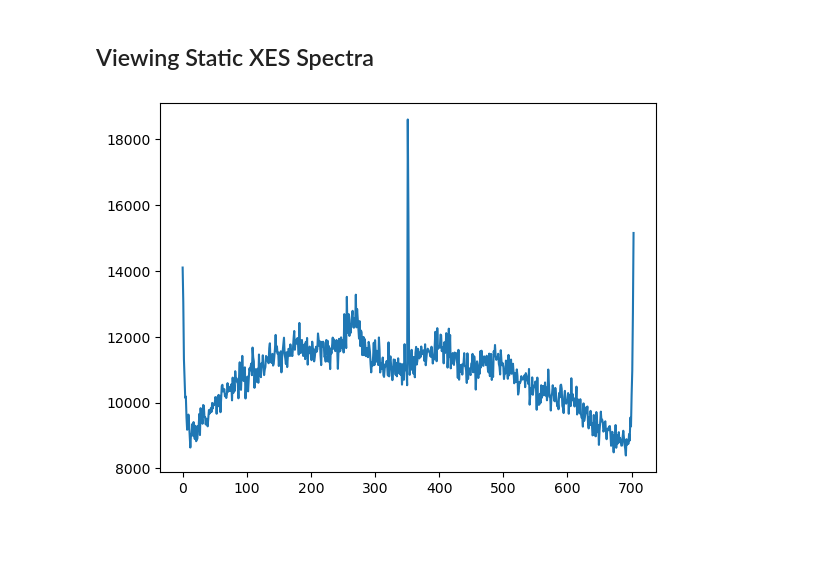
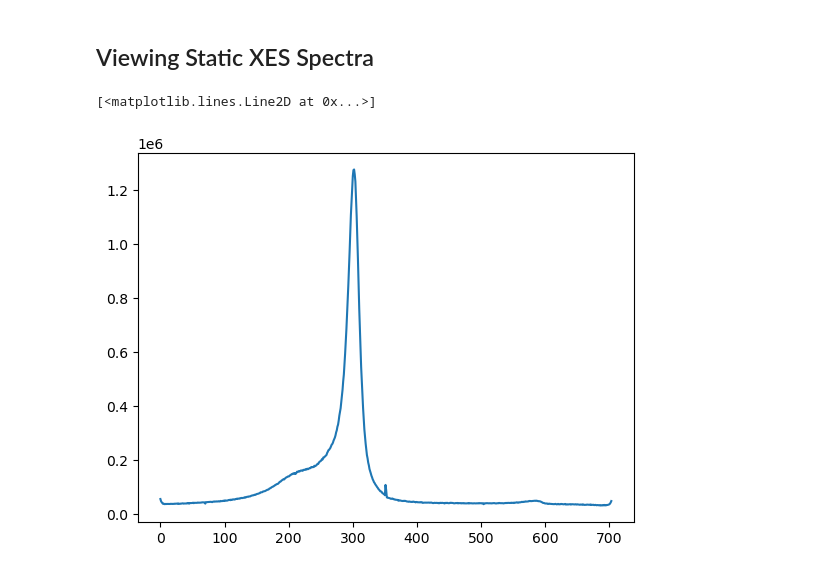
Before and after one commit to lg345/XSpect, a Jupyter notebook: XSpect_XES_examples.ipynb, the cells around one changed output. Saved outputs shown, nothing was run; the diff lists cells and outputs as text; code cells hidden in the pictures; blank space fills up the shorter version.

```diff
--- a/XSpect_XES_examples.ipynb
+++ b/XSpect_XES_examples.ipynb
@@ -20,22 +20,22 @@ import XSpect.XSpect_Visualization
 # %% [markdown]
 ## Viewing Static XES Spectra
 # %%
-xes_experiment = XSpect.XSpect_Analysis.spectroscopy_experiment(hutch='mfx',experiment_id='mfxl1045123',lcls_run=23)
+xes_experiment = XSpect.XSpect_Analysis.spectroscopy_experiment(hutch='mfx',experiment_id='mfxx1013623',lcls_run=23)
 xes=XSpect.XSpect_Controller.XESBatchAnalysisRotation()
 xes.key_epix=['epix_1/ROI_0_area']
 #xes.set_key_aliases(keys,names)
-#xes.import_roi=[[0,100]]
-xes.rois=[[30,170]]
+xes.import_roi=[[523,535]]
+xes.rois=[[0,12]]
 xes.adu_cutoff=3.0
 xes.angle=0
 xes.transpose=True
-xes.run_parser(['307'])
+xes.run_parser(['37'])
 start=time.time()
 xes.primary_analysis_parallel_range(4,xes_experiment,method=xes.primary_analysis_static,increment=2000,verbose=False)
 end=time.time()
 v=XSpect.XSpect_Visualization.XESVisualization()
-v.combine_static_spectra(xes_analysis=xes,xes_key='epix_ROI_1_summed')
+v.combine_static_spectra(xes_analysis=xes,xes_key='epix_ROI_1')
 plt.plot(v.summed_xes)
-foil_Fe_bad=v.summed_xes
 # %% [output]
+[<matplotlib.lines.Line2D at 0x...>]
-[figure, old version]
+[figure, new version]
```
Also changed, not shown: parts of 34 cells of this notebook, 3 other files.
